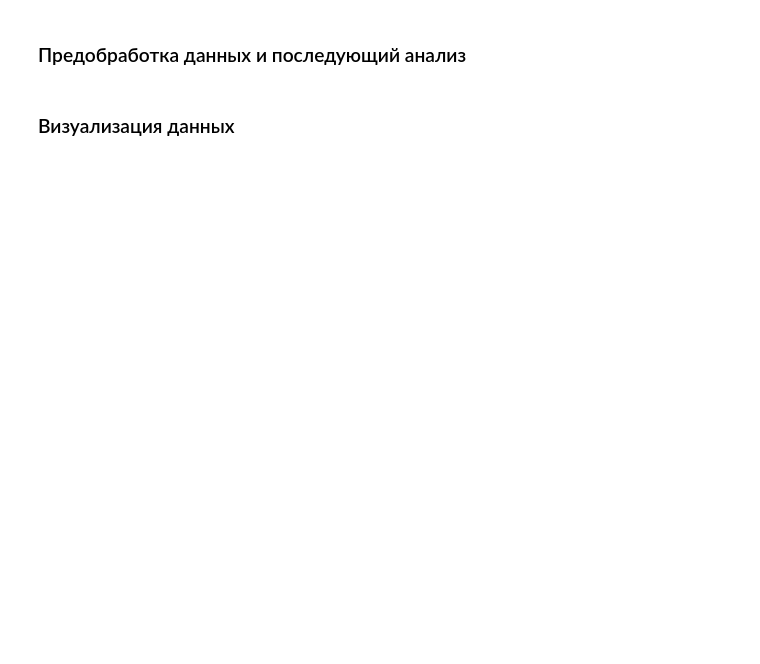
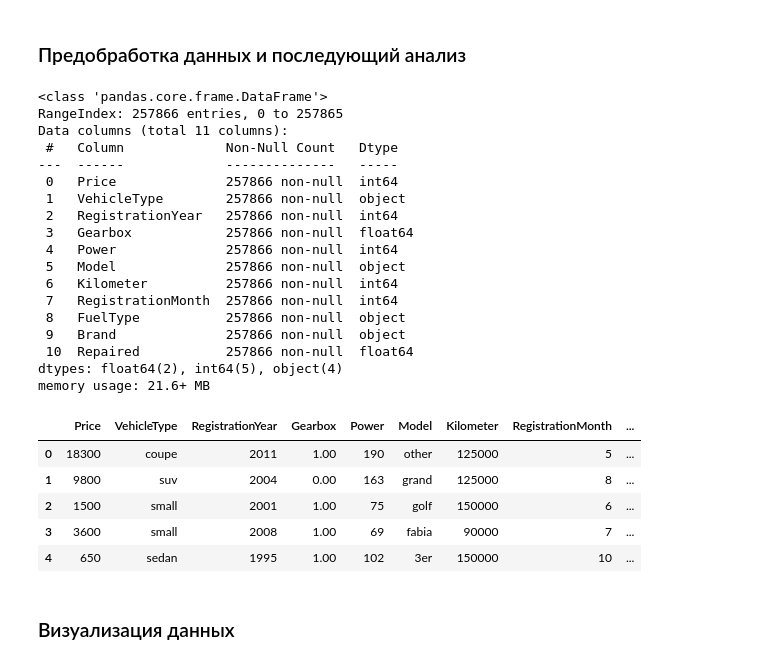
Before and after one commit to Mihail-Chr/projects, a Jupyter notebook: ML/car_cost/ML_car_cost_regression_catboost.ipynb, the cells around one changed output. Cells and saved outputs as stored; diff of their text form; code cells hidden in the pictures; blank space fills up the shorter version.

```diff
--- a/ML/car_cost/ML_car_cost_regression_catboost.ipynb
+++ b/ML/car_cost/ML_car_cost_regression_catboost.ipynb
@@ -145,27 +268,52 @@ for col in avto_df.columns:
 # %%
 # по итогу анализа можно сделать вывод, что в некоторых оисательных свойствах присутствует категоря "other" , которая не столь информативна,
 # поэтому можем значения NaN приравнять к ней. В случае же с Gearbox и Repaired применим inputer IterativeImputer
 
-avto_df[['FuelType'б'VehicleType','Model']] = avto_df[['FuelType'б'VehicleType','Model']].fillna('other').copy()
+avto_df[['FuelType','VehicleType','Model']] = avto_df[['FuelType','VehicleType','Model']].fillna('other').copy()
 #avto_df['VehicleType'] = avto_df['VehicleType'].fillna('other').copy()
 #avto_df['Model'] = avto_df['Model'].fillna('other').copy()
 
 
 bul(avto_df,'Gearbox','manual','auto')
 bul(avto_df,'Repaired','yes','no')
 
 imput = IterativeImputer(random_state=RANDOM_STATE)
 avto_df['Gearbox'] = imput.fit_transform(avto_df[['Gearbox']])
 avto_df['Repaired'] = imput.fit_transform(avto_df[['Repaired']]).copy()
 avto_df['Gearbox'] = round(avto_df['Gearbox'])
 avto_df['Repaired'] = round(avto_df['Repaired'])
 
 avto_df = avto_df.drop_duplicates( keep='first').copy()
 avto_df = avto_df.reset_index(drop=True)
 
 
 avto_df.info()
 avto_df.head()
+# %% [output]
+<class 'pandas.core.frame.DataFrame'>
+RangeIndex: 257866 entries, 0 to 257865
+Data columns (total 11 columns):
+ #   Column             Non-Null Count   Dtype
+---  ------             --------------   -----
+ 0   Price              257866 non-null  int64
+ 1   VehicleType        257866 non-null  object
+ 2   RegistrationYear   257866 non-null  int64
+ 3   Gearbox            257866 non-null  float64
+ 4   Power              257866 non-null  int64
+ 5   Model              257866 non-null  object
+ 6   Kilometer          257866 non-null  int64
+ 7   RegistrationMonth  257866 non-null  int64
+ 8   FuelType           257866 non-null  object
+ 9   Brand              257866 non-null  object
+ 10  Repaired           257866 non-null  float64
+dtypes: float64(2), int64(5), object(4)
+memory usage: 21.6+ MB
+|  | Price | VehicleType | RegistrationYear | Gearbox | Power | Model | Kilometer | RegistrationMonth | ... |
+| 0 | 18300 | coupe | 2011 | 1.00 | 190 | other | 125000 | 5 | ... |
+| 1 | 9800 | suv | 2004 | 0.00 | 163 | grand | 125000 | 8 | ... |
+| 2 | 1500 | small | 2001 | 1.00 | 75 | golf | 150000 | 6 | ... |
+| 3 | 3600 | small | 2008 | 1.00 | 69 | fabia | 90000 | 7 | ... |
+| 4 | 650 | sedan | 1995 | 1.00 | 102 | 3er | 150000 | 10 | ... |
 # %% [markdown]
 ### Визуализация данных
 # %%
```
Also changed, not shown: parts of 14 cells of this notebook.
